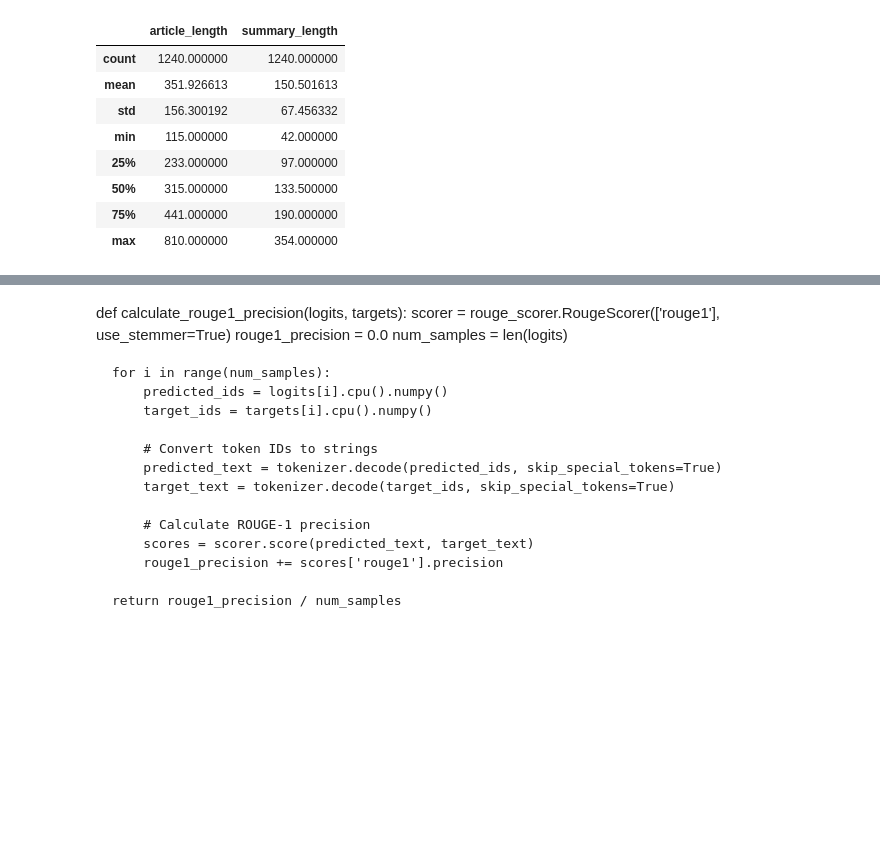
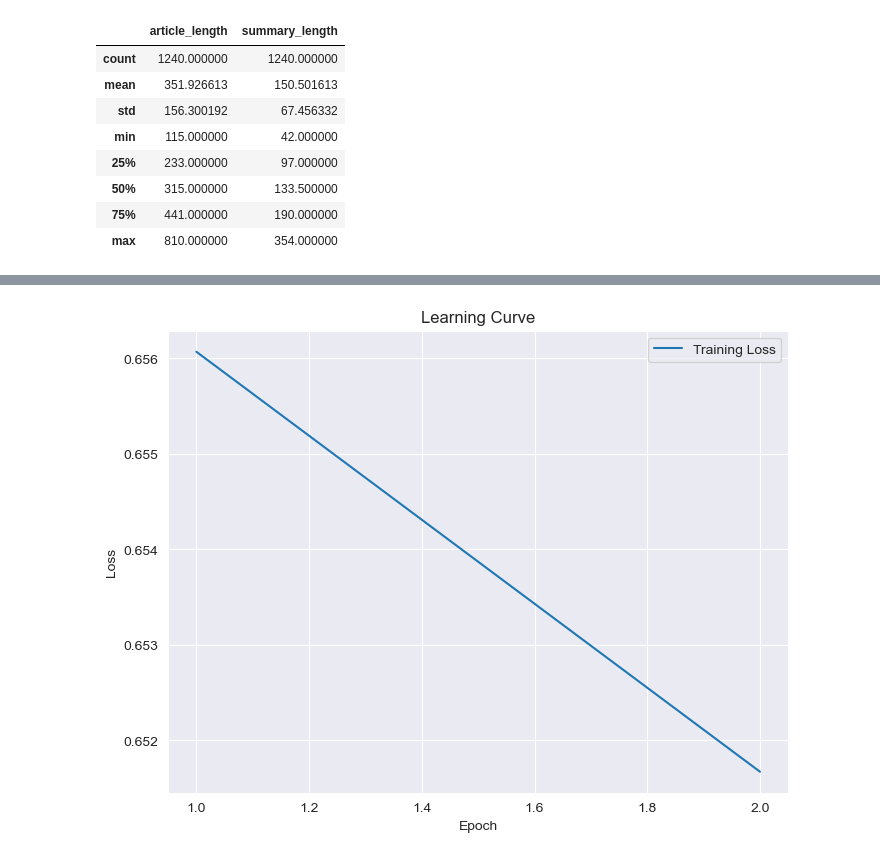
Before and after one commit to kysgattu/Evaluating-Cross-Domain-Adaptability-Of-Text-Summarizer-News-Article-Summarization, a Jupyter notebook: BART-Base.ipynb, the cells around one changed output, grey strips where cells are left out. Cells and saved outputs as stored; diff of their text form; code cells hidden in the pictures; blank space fills up the shorter version.

```diff
--- a/BART-Base.ipynb
+++ b/BART-Base.ipynb
@@ -125,7 +139,7 @@ training_dataset.describe()
 | 75% | 441.000000 | 190.000000 |
 | max | 810.000000 | 354.000000 |
 # %%
-df = training_dataset[1:100]
+df = training_dataset[0:100]
 # %%
 import torch
 from torch.nn.utils.rnn import pad_sequence
@@ -265,8 +230,37 @@ def train(model, dataloader, optimizer, scheduler):
 # %%
 # Training loop
+train_losses = []
 for epoch in range(2):  # Change the number of epochs as needed
-    train_loss = train(model, train_dataloader, optimizer, scheduler)
+    model.train()
+    total_loss = 0.0
+    optimizer.zero_grad()
+
+    for step, batch in enumerate(tqdm(train_dataloader, desc=f"Epoch {epoch+1}/{2}")):
+        inputs = batch[0].to(device)  # Move the input batch to the GPU
+        attention_mask = (inputs != 0).float().to(device)  # Create attention mask
+        targets = batch[1].to(device)  # Move the target batch to the GPU
+
+        with autocast():
+            outputs = model(input_ids=inputs, attention_mask=attention_mask, decoder_input_ids=targets, labels=targets)
+            loss = outputs.loss
+
+        # Perform gradient accumulation
+        loss = loss / accumulation_steps
+        scaler.scale(loss).backward()
+
+        if (step + 1) % accumulation_steps == 0:
+            # Update gradients and optimizer once every accumulation_steps
+            clip_grad_norm_(model.parameters(), max_norm=1.0)  # Optional gradient clipping
+            scaler.step(optimizer)
+            scaler.update()
+            optimizer.zero_grad()
+
+        total_loss += loss.item()
+
+    train_loss = total_loss / len(train_dataloader)
+    train_losses.append(train_loss)
     print(f"Epoch {epoch+1}/{2}, Train Loss: {train_loss:.4f}")
 
+# Save the model after training
 model.save_pretrained("saved_model")
 # %% [output]
@@ -275,20 +269,12 @@ Epoch 2/2, Train Loss: 0.6501
-# %% [markdown]
-def calculate_rouge1_precision(logits, targets):
-    scorer = rouge_scorer.RougeScorer(['rouge1'], use_stemmer=True)
-    rouge1_precision = 0.0
-    num_samples = len(logits)
-
-    for i in range(num_samples):
-        predicted_ids = logits[i].cpu().numpy()
-        target_ids = targets[i].cpu().numpy()
-
-        # Convert token IDs to strings
-        predicted_text = tokenizer.decode(predicted_ids, skip_special_tokens=True)
-        target_text = tokenizer.decode(target_ids, skip_special_tokens=True)
-
-        # Calculate ROUGE-1 precision
-        scores = scorer.score(predicted_text, target_text)
-        rouge1_precision += scores['rouge1'].precision
-
-    return rouge1_precision / num_samples
+# %%
+# Plot the Learning Curve
+plt.figure(figsize=(8, 6))
+plt.plot(range(1, len(train_losses) + 1), train_losses, label='Training Loss')
+plt.title('Learning Curve')
+plt.xlabel('Epoch')
+plt.ylabel('Loss')
+plt.legend()
+plt.show()
+# %% [output]
+[figure, added]
 # %%
```
Also changed, not shown: parts of 33 cells of this notebook, 1 other file.
